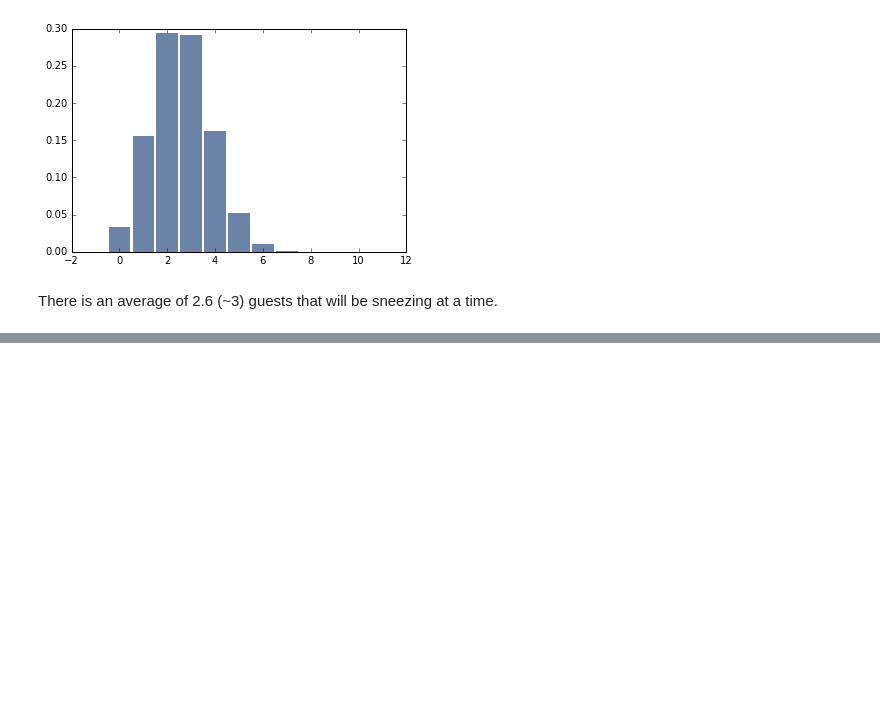
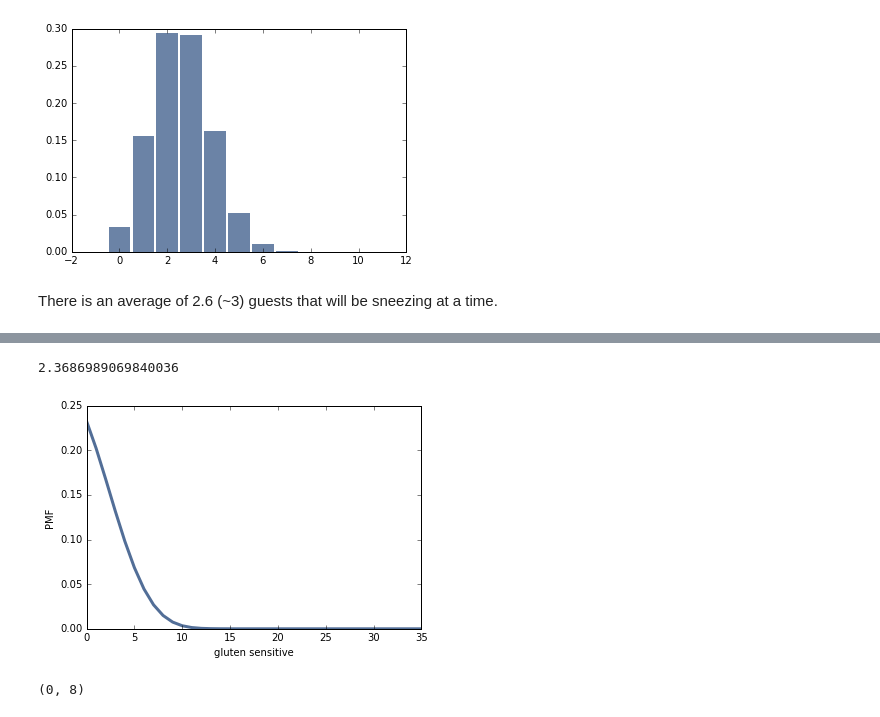
Before and after one commit to umadesai/ThinkBayes2, a Jupyter notebook: code/report-02.ipynb, the cells around one changed output, grey strips where cells are left out. Saved outputs shown, nothing was run; the diff lists cells and outputs as text; code cells hidden in the pictures; blank space fills up the shorter version.

```diff
--- a/code/report-02.ipynb
+++ b/code/report-02.ipynb
@@ -361,0 +382,34 @@ There is an average of 2.6 (~3) guests that will be sneezing at a time.
+# %%
+class Gluten(Suite):
+
+    def Likelihood(self, data, hypo):
+        """Computes the probability of the data under the hypothesis.
+
+        data: tuple of (number who identified, number who did not)
+        hypothesis: number of participants who are gluten sensitive
+        """
+        # compute the number who are gluten sensitive, `gs`, and
+        # the number who are not, `ngs`
+        y, n = data
+        no = y + n
+        not_sensitive = no - hypo
+
+        pmf1 = MakeBinomialPmf(hypo, 0.95)
+        pmf2 = MakeBinomialPmf(not_sensitive, 0.4)
+        pmf = pmf1 + pmf2
+        return pmf[y]
+
+gluten = Gluten(range(0, 36))
+data = 12, 23
+gluten.Update(data)
+thinkplot.Pdf(gluten)
+thinkplot.Config(xlabel='gluten sensitive',
+                 ylabel='PMF', legend=False)
+gluten.Mean()
+# %% [output]
+2.3686989069840036
+[figure, added]
+# %%
+gluten.CredibleInterval(95)
+# %% [output]
+(0, 8)
```
Also changed, not shown: parts of 4 cells of this notebook.
